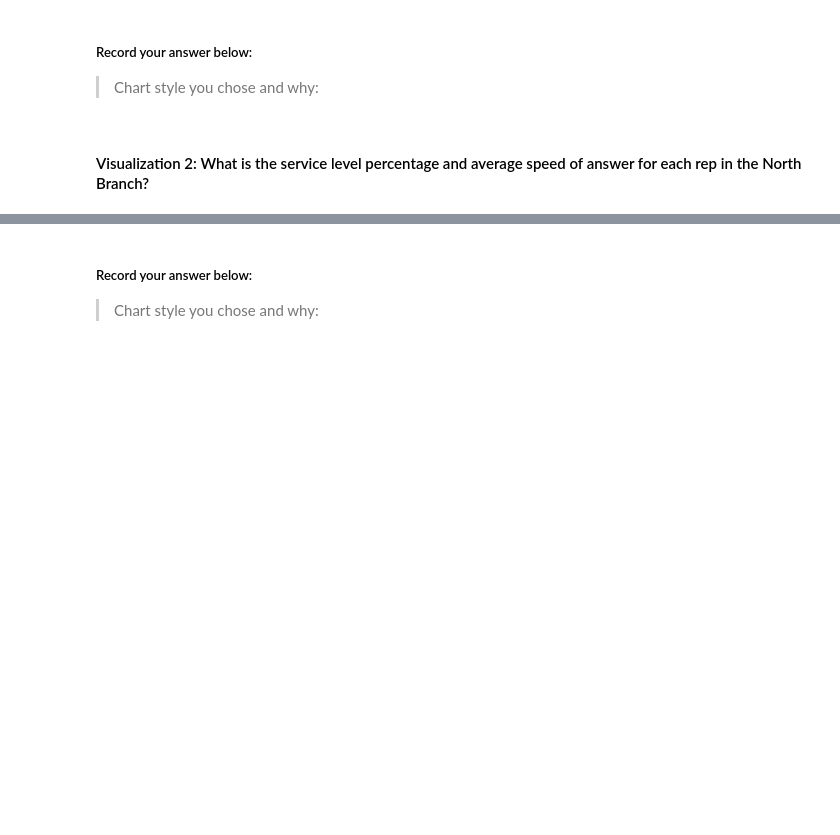
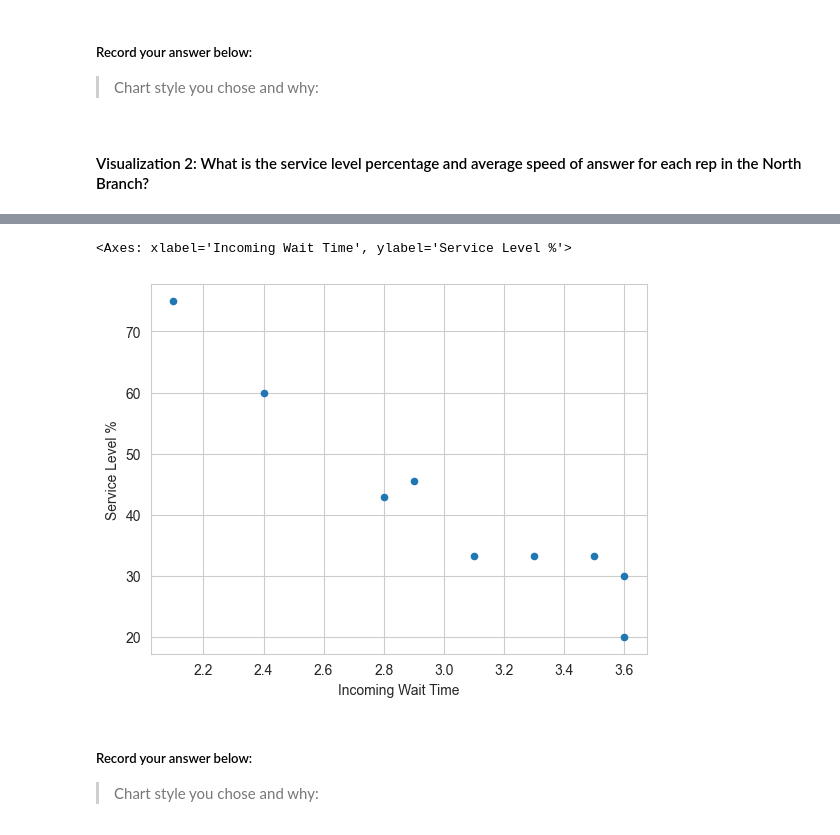
Before and after one commit to Jumbocar/call-center-cleanup-assignment, a Jupyter notebook: Call_Center_Cleanup.ipynb, the cells around one changed output, grey strips where cells are left out. Drawn from its saved outputs; the diff is of its cells as text; code cells hidden in the pictures; blank space fills up the shorter version.

```diff
--- a/Call_Center_Cleanup.ipynb
+++ b/Call_Center_Cleanup.ipynb
@@ -278,18 +388,18 @@ NameError: name 'df' is not defined
 # Create visualization 2 here
 # north_plt contains the data you need for the average speed of answer of each rep
 
-north_plt = north.groupby("Rep ID")["Incoming Wait Time"].mean().to_frame().reset_index()
+north_plt = north_df.groupby("Rep ID")["Incoming Wait Time"].mean().to_frame().reset_index()
 
 # Finding each Rep's Personal Service Level Percentage.  Basically, Calls within 2 secs / total calls
 
 # Table 1: Total Incoming calls less than 2 seconds grouped by Rep
-quick_calls = north[north["Incoming Wait Time"] <= 2.0]
+quick_calls = north_df[north_df["Incoming Wait Time"] <= 2.0]
 quick_reps = quick_calls[["Rep ID", "Calls"]]
 quick_stats = quick_reps.groupby(["Rep ID"]).sum()  # Final Table
 
 
 # Table 2: Total Incoming Calls Only grouped by Rep
-total_calls_in = north[north["Incoming or Outgoing"] == "Incoming"]
+total_calls_in = north_df[north_df["Incoming or Outgoing"] == "Incoming"]
 rep_calls = total_calls_in[["Rep ID", "Calls"]]
 total_stats = rep_calls.groupby(["Rep ID"]).sum() # Final Table
 
@@ -300,4 +410,8 @@ service_level = pd.merge(quick_stats, total_stats, on="Rep ID")
 service_level["Service Level %"] = service_level["Calls_x"]/service_level["Calls_y"] * 100
 
 #Your Code Here:
+# north_plt.round(1)
+quick_stats
+# total_stats
+# service_level.round(1)
 # %% [output]
@@ -304,0 +429,3 @@ NameError: name 'north' is not defined
+# %%
+final_table = pd.merge(north_plt.round(1),service_level.round(1), on='Rep ID')
+final_table = final_table.drop(columns=['Calls_x','Calls_y'])
@@ -305,3 +443,8 @@ NameError: name 'north' is not defined
+# %%
+final_table.plot(kind='scatter', y='Service Level %', x='Incoming Wait Time')
+# %% [output]
+<Axes: xlabel='Incoming Wait Time', ylabel='Service Level %'>
+[figure, added]
 # %% [markdown]
 ##### Record your answer below:
 
```
Also changed, not shown: parts of 22 cells of this notebook.
